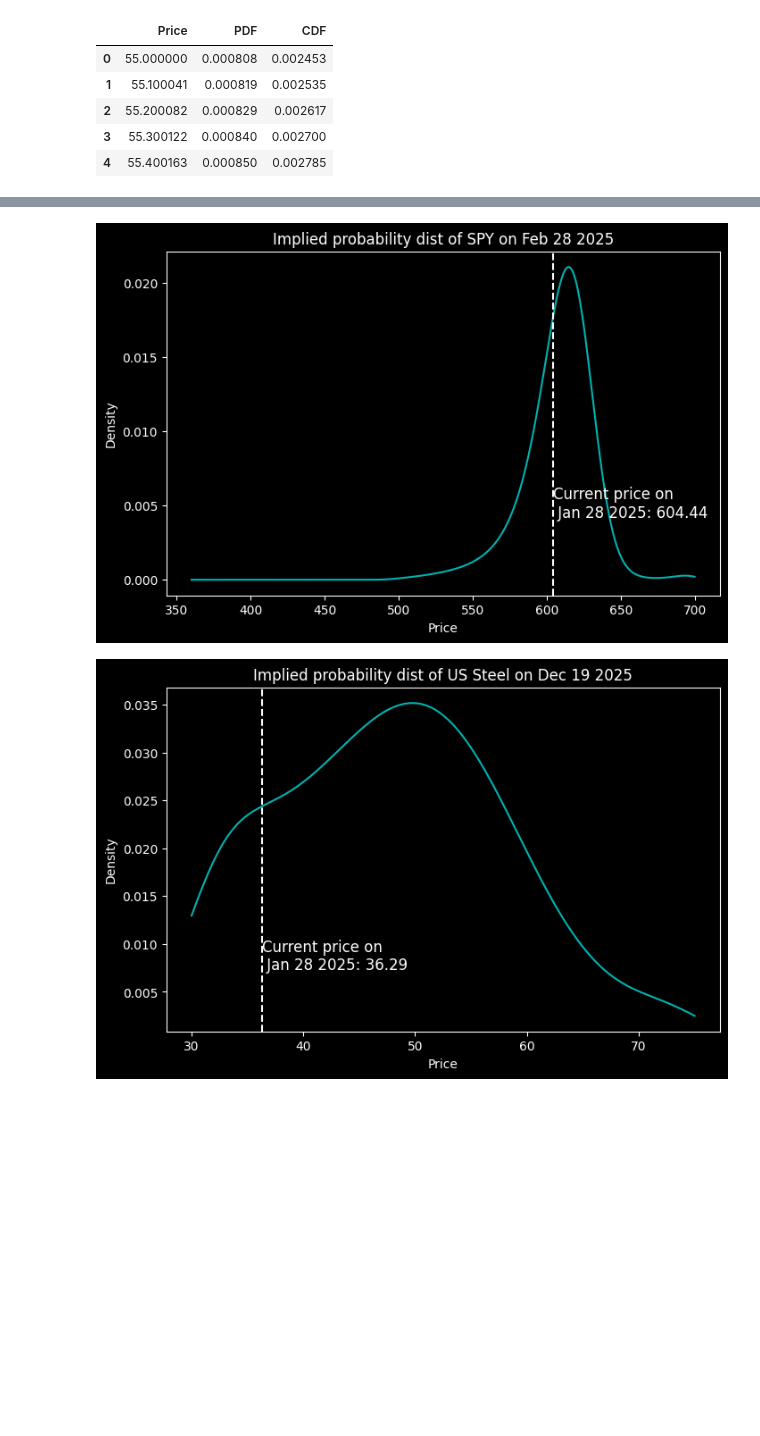
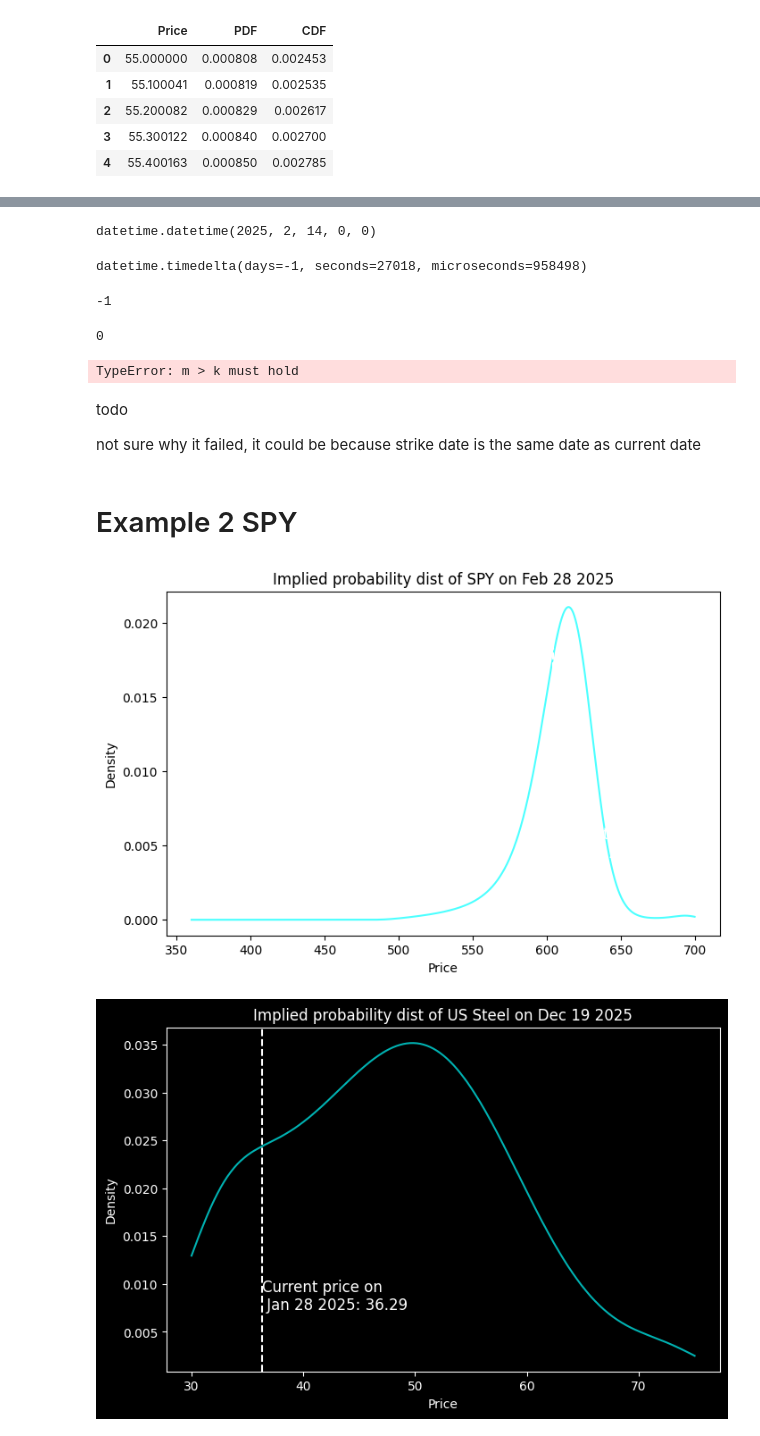
Before and after one commit to TradeInsight-Info/options-implied-probability, a Jupyter notebook: example.ipynb, the cells around one changed output, grey strips where cells are left out. Saved outputs shown, nothing was run; the diff lists cells and outputs as text; code cells hidden in the pictures; blank space fills up the shorter version.

Commit message:
run example

```diff
--- a/example.ipynb
+++ b/example.ipynb
@@ -71,0 +123,33 @@ generate_pdf_figure(nvidia_pdf,
+# %%
+# strike date
+strike_date = ms_ticker.options[0]
+# convert it to datetime object
+strike_date_dt = datetime.strptime(strike_date, "%Y-%m-%d")
+
+strike_date_dt
+# %% [output]
+datetime.datetime(2025, 2, 14, 0, 0)
+# %%
+# forward days
+timedelta = strike_date_dt - datetime.now()
+
+timedelta
+# %% [output]
+datetime.timedelta(days=-1, seconds=27018, microseconds=958498)
+# %%
+# convert to integer
+days_forward = timedelta.days
+days_forward
+# %% [output]
+-1
+# %%
+if days_forward < -1:
+  print('error')
+  raise 'Error'
+
+
+if days_forward == -1:
+  days_forward = 0
+days_forward
+# %% [output]
+0
@@ -72,3 +160,21 @@ generate_pdf_figure(nvidia_pdf,
+# %%
+from oipd.core import calculate_pdf_and_cdf
+
+ms_pdf = calculate_pdf_and_cdf(
+    options_data=ms_options_df,
+    current_price=current_price,
+    days_forward=days_forward,
+    risk_free_rate=0.03,
+    fit_kernel_pdf=False,
+)
+# %% [output]
+TypeError: m > k must hold
+# %% [markdown]
+todo
+
+not sure why it failed, it could be because strike date is the same date as current date
+# %% [markdown]
+# Example 2 SPY
 # %%
 # --- Example 2 - SPY --- #
 
@@ -93,21 +199,28 @@ spy_pdf = cli.generate_pdf.run(
 # %%
 # Plot probability density function
 plt.figure(figsize=(8, 5))
 plt.plot(spy_pdf.Price, spy_pdf.PDF, label="Implied PDF", color="cyan", alpha=0.7)
 # Add a vertical line at x = 121.44
 plt.axvline(x=current_price, color="white", linestyle="--")
 # Add annotation for clarity
-plt.text(current_price, max(spy_pdf.PDF) * 0.3, "Current price on\n Jan 28 2025: "+str(current_price),
-         color="white", fontsize=12, ha="left", va="top")
+plt.text(
+    current_price,
+    max(spy_pdf.PDF) * 0.3,
+    "Current price on\n Jan 28 2025: " + str(current_price),
+    color="white",
+    fontsize=12,
+    ha="left",
+    va="top",
+)
 # Labels and title
 plt.xlabel("Price")
 plt.ylabel("Density")
 # plt.legend()
 plt.title("Implied probability dist of SPY on Feb 28 2025")
 # Show the plot
 plt.show()
 # %% [output]
-[figure, old version]
+[figure, new version]
 # %%
 # --- Example 3 - US Steel --- #
 input_csv_path = "data/ussteel_date20250128_strike20251219_price3629.csv"
```
Also changed, not shown: parts of 14 cells of this notebook.
